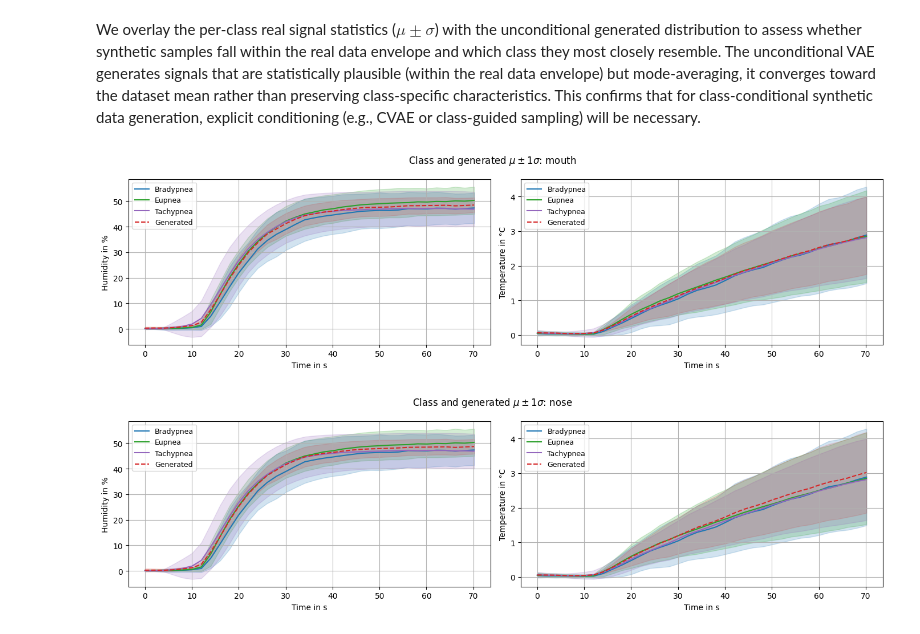
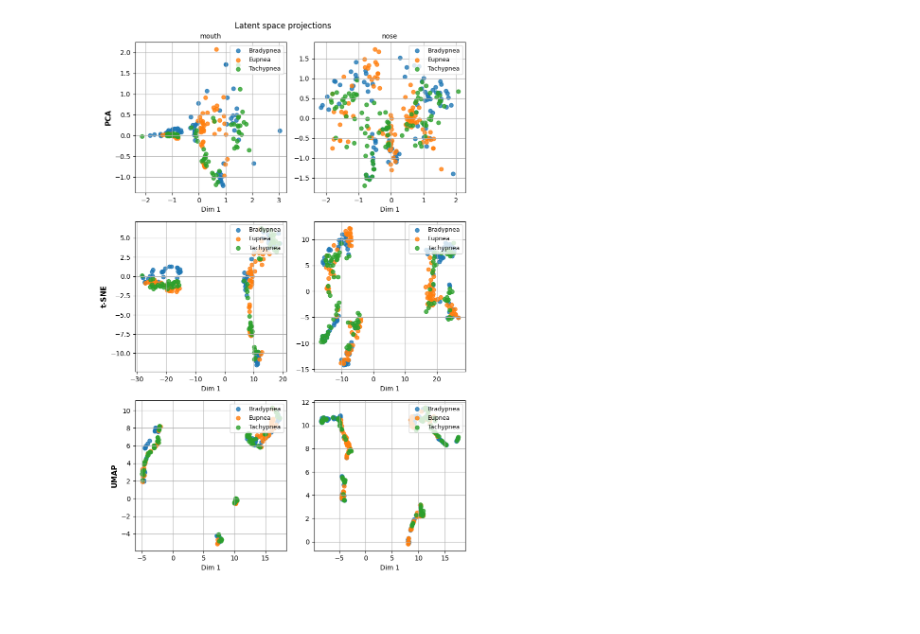
Before and after one commit to leon-rny/neural-network-breath-modeling, a Jupyter notebook: vae_evaluation.ipynb, the cells around one changed output. Saved outputs shown, nothing was run; the diff lists cells and outputs as text; code cells hidden in the pictures; blank space fills up the shorter version.

```diff
--- a/vae_evaluation.ipynb
+++ b/vae_evaluation.ipynb
@@ -245,37 +185,44 @@ for region in regions:
-# %% [markdown]
-We overlay the per-class real signal statistics ($\mu \pm \sigma$) with the unconditional generated distribution to assess whether synthetic samples fall within the real data envelope and which class they most closely resemble. The unconditional VAE generates signals that are statistically plausible (within the real data envelope) but mode-averaging, it converges toward the dataset mean rather than preserving class-specific characteristics. This confirms that for class-conditional synthetic data generation, explicit conditioning (e.g., CVAE or class-guided sampling) will be necessary.
-# %%
-n_gen=200
-for region in regions:
-    mean_s = train_ds.stats['mean'][:, None]
-    std_s  = train_ds.stats['std'][:, None]
-    def denorm(x): return x * std_s + mean_s
-
-    real = {i: [] for i in range(len(CLASSES))}
-    for i in range(len(train_ds)):
-        signal, _, label = train_ds[i]
-        real[label].append(denorm(signal.numpy()))
-    time_np = train_ds[0][1].numpy()
-    gen     = denorm(model.sample(n_gen, device).cpu().numpy())
-
-    fig, axes = plt.subplots(1, 2, figsize=(14, 4))
-    fig.suptitle(rf'Class and generated $\mu \pm 1\sigma$: {region}')
-    for ch, ax in enumerate(axes):
-        for cls_idx, (cls_name, color) in enumerate(zip(CLASSES, class_colors.values())):
-            sigs = np.stack(real[cls_idx])[:, ch, :]
-            m, s = sigs.mean(0), sigs.std(0)
-            ax.plot(time_np, m, color=color, label=cls_name.capitalize())
-            ax.fill_between(time_np, m - s, m + s, alpha=0.2, color=color)
-        m_gen, s_gen = gen[:, ch, :].mean(0), gen[:, ch, :].std(0)
-        ax.plot(time_np, m_gen, color='tab:red', linestyle='--', label='Generated')
-        ax.fill_between(time_np, m_gen - s_gen, m_gen + s_gen, alpha=0.15, color='tab:red')
-        ax.set_ylabel(channel_names[ch])
-        ax.set_xlabel('Time in s')
-        ax.legend(loc='upper left')
-        ax.grid()
-    plt.tight_layout()
-    plt.show()
-# %% [output]
-[figure, removed]
-[figure, removed]
+# %%
+fig, axes = plt.subplots(3, 2, figsize=(8, 12))
+plt.suptitle('Latent space projections')
+
+methods = [
+    ('PCA',   lambda z: PCA(n_components=2).fit_transform(z)),
+    ('t-SNE', lambda z: TSNE(n_components=2, random_state=42).fit_transform(z)),
+    ('UMAP',  lambda z: umap.UMAP(n_components=2, random_state=42, n_jobs=1).fit_transform(z)),
+]
+
+for col, region in enumerate(regions):
+    train_ds = datasets[region]['train']
+    model = models[region]
+    model.eval()
+
+    mus, labels = [], []
+    with torch.no_grad():
+        for i in range(len(train_ds)):
+            signal, _, label = train_ds[i]
+            mu, _ = model.encoder(signal.unsqueeze(0).to(device))
+            mus.append(mu.squeeze(0).cpu().numpy())
+            labels.append(label)
+    mus    = np.stack(mus)
+    labels = np.array(labels)
+
+    for row, (method_name, project) in enumerate(methods):
+        z2d = project(mus)
+        ax  = axes[row, col]
+        for i, cls in enumerate(CLASSES):
+            mask = labels == i
+            ax.scatter(z2d[mask, 0], z2d[mask, 1], label=cls.capitalize(), alpha=0.8)
+        if row == 0:
+            ax.set_title(region)
+        if col == 0:
+            ax.set_ylabel(method_name, fontsize=11, fontweight='bold')
+        ax.set_xlabel('Dim 1')
+        ax.legend(loc='upper right')
+        ax.grid()
+
+plt.tight_layout()
+plt.show()
+# %% [output]
+[figure, added]
 # %% [markdown]
```
Also changed, not shown: parts of 30 cells of this notebook, 1 other file.
